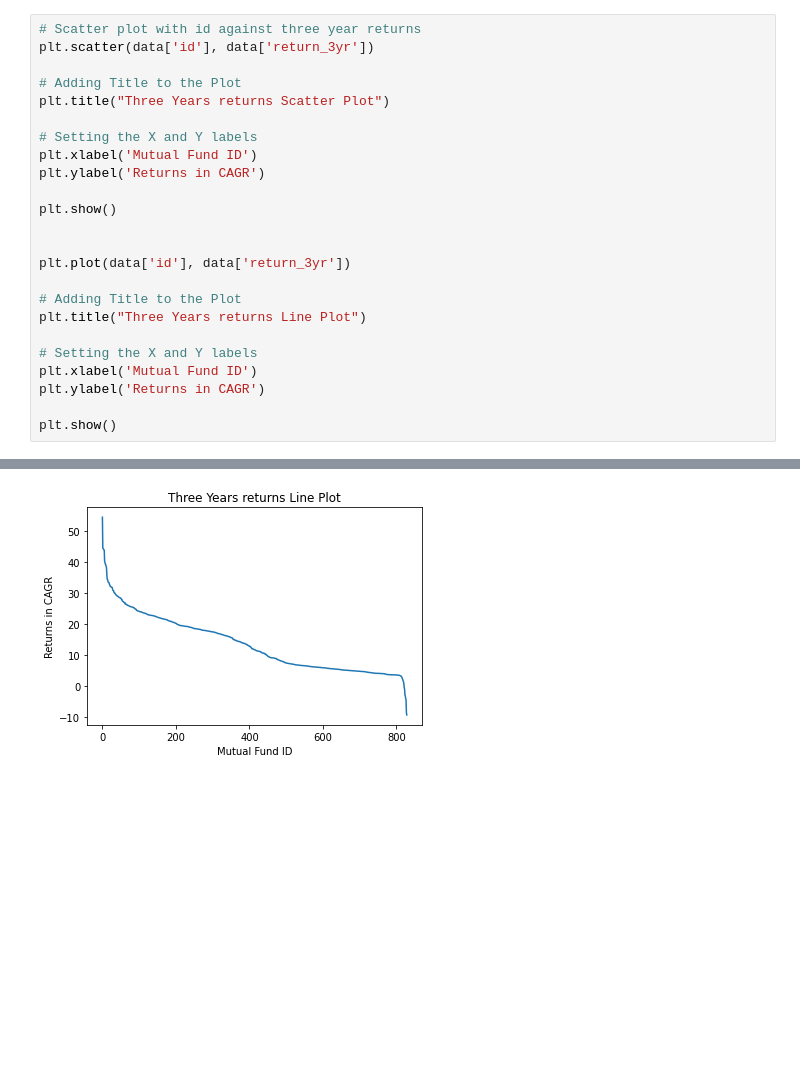
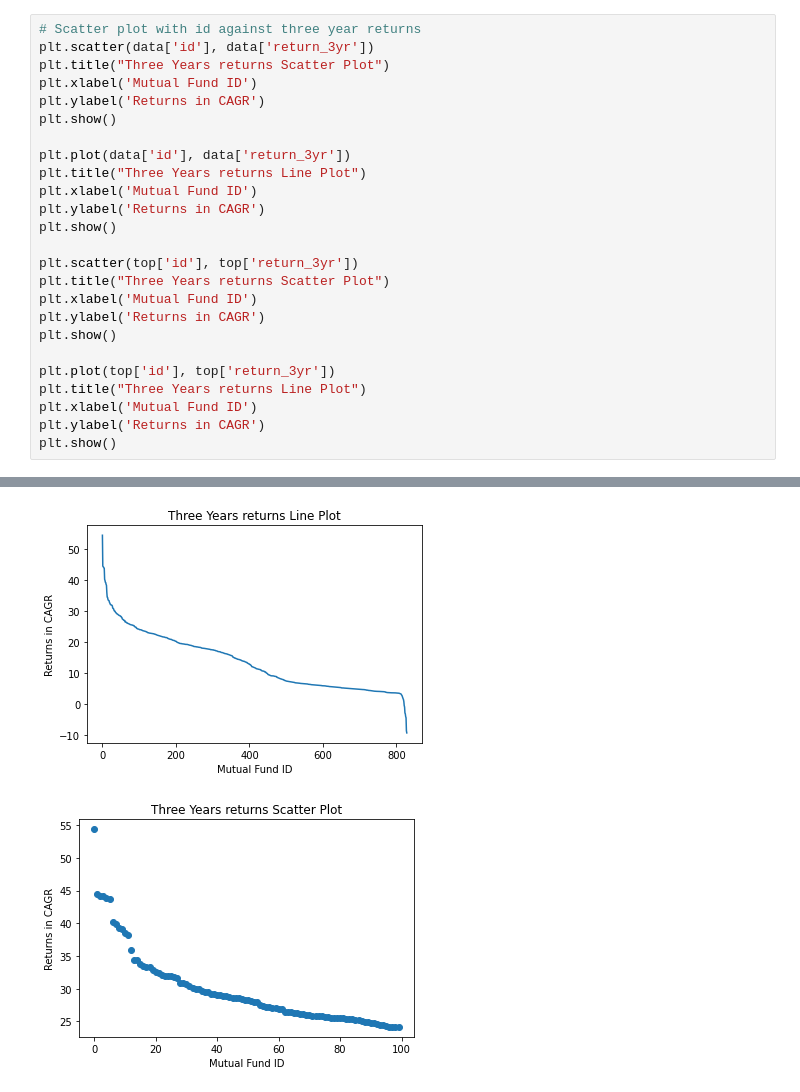
Before and after one commit to babe8901/mutual-fund-analysis, a Jupyter notebook: mutual-fund-analysis.ipynb, the cells around one changed output, grey strips where cells are left out. Drawn from its saved outputs; the diff is of its cells as text; blank space fills up the shorter version.

```diff
--- a/mutual-fund-analysis.ipynb
+++ b/mutual-fund-analysis.ipynb
@@ -57,27 +89,29 @@ plt.show()
 # %%
 # Scatter plot with id against three year returns
 plt.scatter(data['id'], data['return_3yr'])
-
-# Adding Title to the Plot
 plt.title("Three Years returns Scatter Plot")
-
-# Setting the X and Y labels
 plt.xlabel('Mutual Fund ID')
 plt.ylabel('Returns in CAGR')
-
 plt.show()
 
-
 plt.plot(data['id'], data['return_3yr'])
-
-# Adding Title to the Plot
 plt.title("Three Years returns Line Plot")
-
-# Setting the X and Y labels
 plt.xlabel('Mutual Fund ID')
 plt.ylabel('Returns in CAGR')
+plt.show()
 
+plt.scatter(top['id'], top['return_3yr'])
+plt.title("Three Years returns Scatter Plot")
+plt.xlabel('Mutual Fund ID')
+plt.ylabel('Returns in CAGR')
 plt.show()
+
+plt.plot(top['id'], top['return_3yr'])
+plt.title("Three Years returns Line Plot")
+plt.xlabel('Mutual Fund ID')
+plt.ylabel('Returns in CAGR')
+plt.show()
 # %% [output]
 [figure]
 [figure]
+[figure, added]
```
Also changed, not shown: parts of 13 cells of this notebook.
